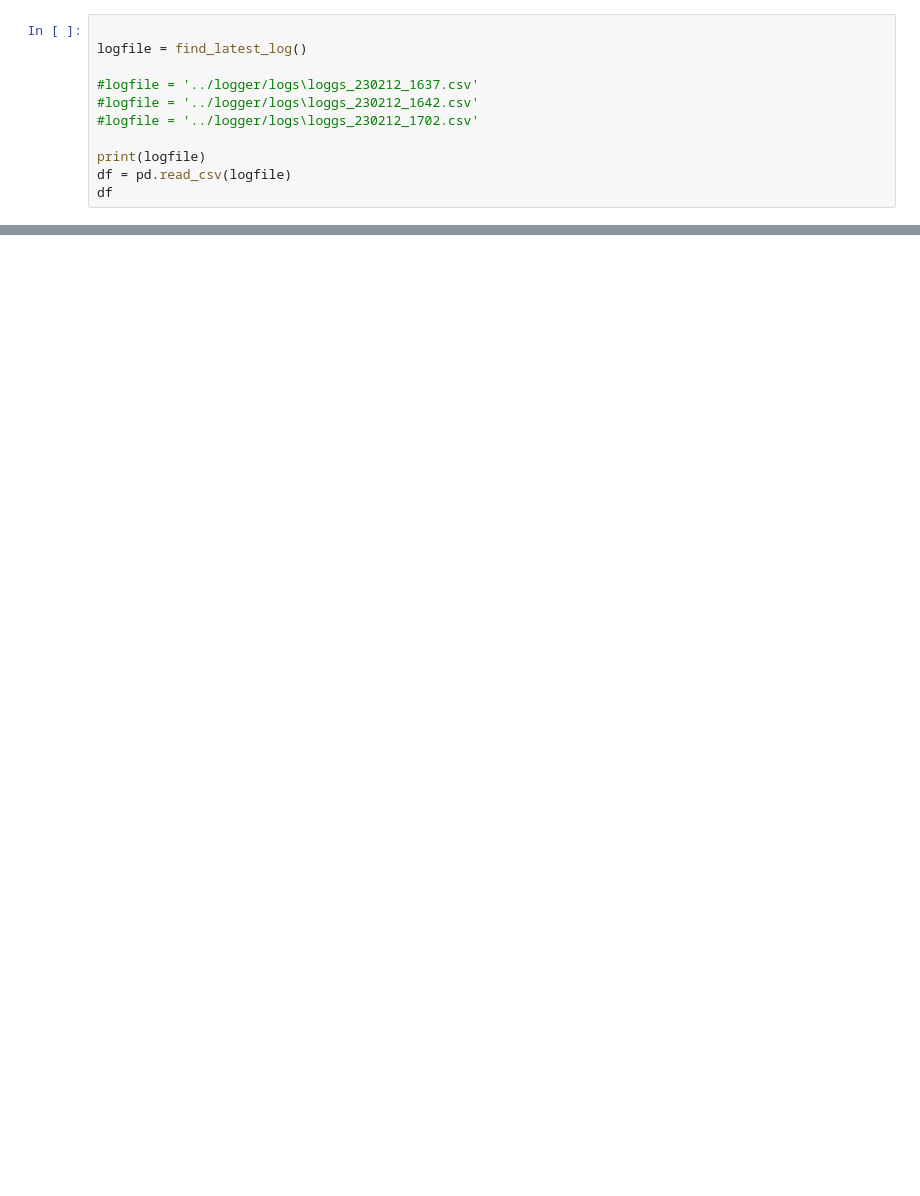
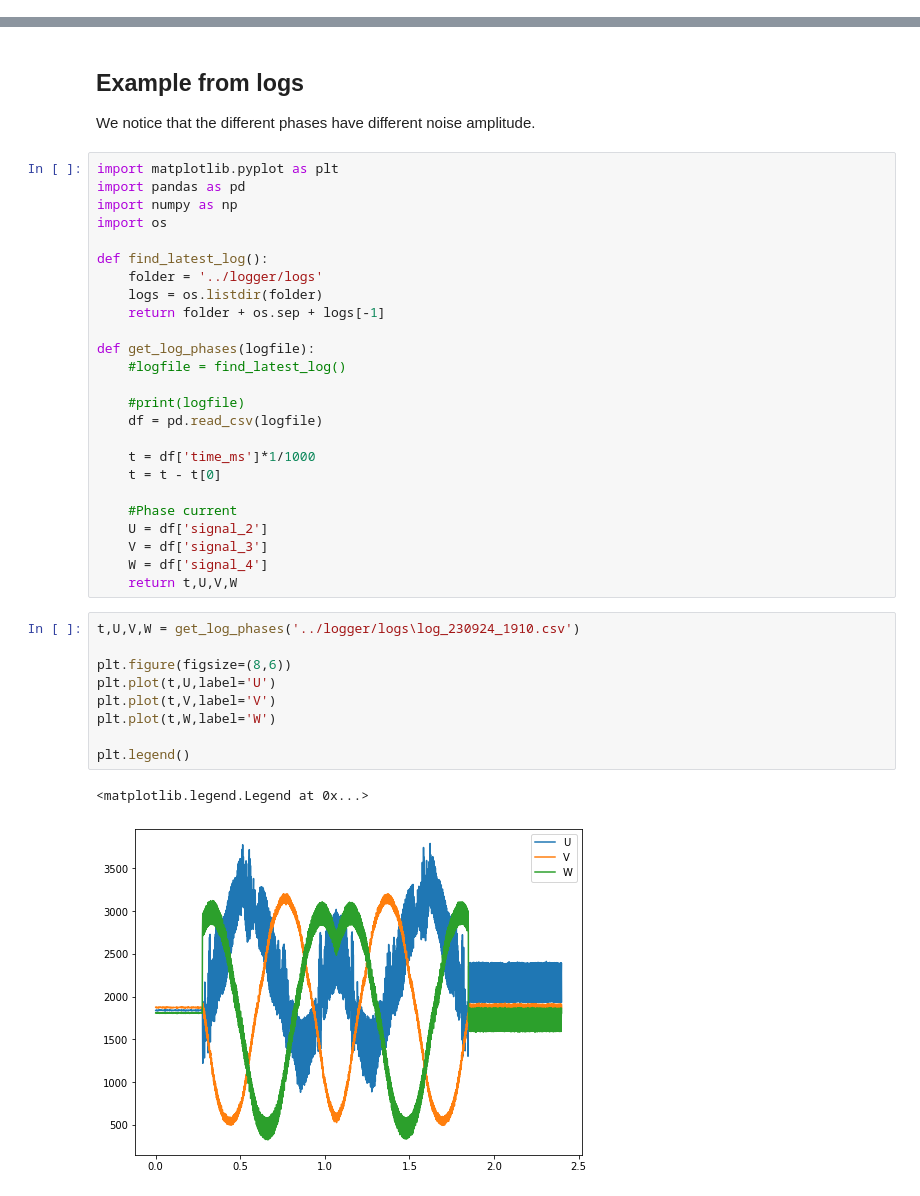
Before and after one commit to eliasrhoden/resc, a Jupyter notebook: notebooks/current_meas.ipynb, the cells around one changed output, grey strips where cells are left out. Drawn from its saved outputs; the diff is of its cells as text; blank space fills up the shorter version.

Commit message:
Cleanup current estimation

```diff
--- a/notebooks/current_meas.ipynb
+++ b/notebooks/current_meas.ipynb
@@ -11,11 +0,0 @@ def find_latest_log():
-# %%
-
-logfile = find_latest_log()
-
-#logfile = '../logger/logs\loggs_230212_1637.csv'
-#logfile = '../logger/logs\loggs_230212_1642.csv'
-#logfile = '../logger/logs\loggs_230212_1702.csv'
-
-print(logfile)
-df = pd.read_csv(logfile)
-df
@@ -150,0 +18,40 @@ Text(0.5, 1.0, 'Current')
+# %% [markdown]
+## Example from logs
+We notice that the different phases have different noise amplitude.
+# %%
+import matplotlib.pyplot as plt
+import pandas as pd
+import numpy as np
+import os
+
+def find_latest_log():
+    folder = '../logger/logs'
+    logs = os.listdir(folder)
+    return folder + os.sep + logs[-1]
+
+def get_log_phases(logfile):
+    #logfile = find_latest_log()
+
+    #print(logfile)
+    df = pd.read_csv(logfile)
+
+    t = df['time_ms']*1/1000
+    t = t - t[0]
+
+    #Phase current
+    U = df['signal_2']
+    V = df['signal_3']
+    W = df['signal_4']
+    return t,U,V,W
+# %%
+t,U,V,W = get_log_phases('../logger/logs\log_230924_1910.csv')
+
+plt.figure(figsize=(8,6))
+plt.plot(t,U,label='U')
+plt.plot(t,V,label='V')
+plt.plot(t,W,label='W')
+
+plt.legend()
+# %% [output]
+<matplotlib.legend.Legend at 0x...>
+[figure, added]
```
Also changed, not shown: parts of 8 cells of this notebook.
